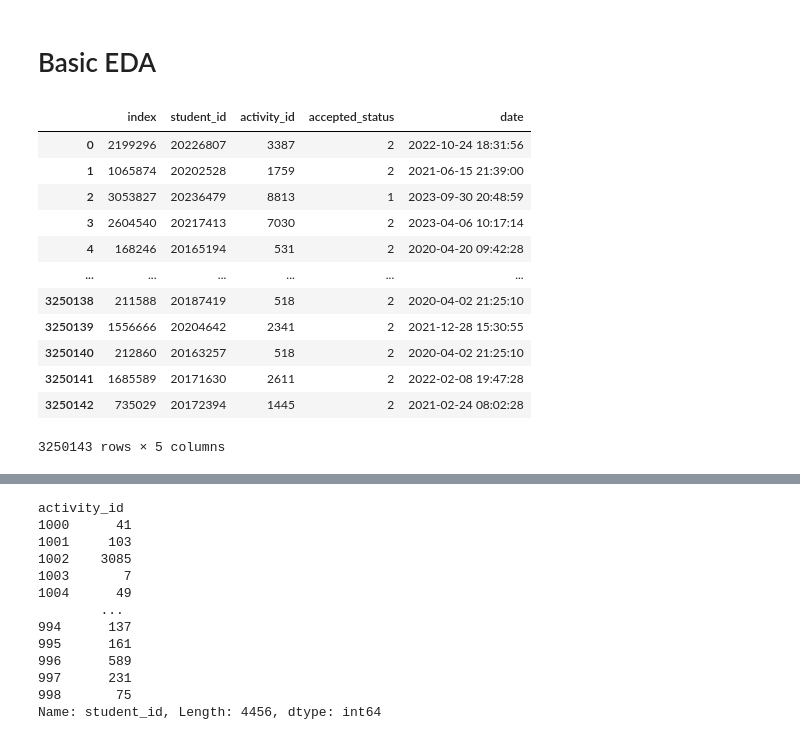
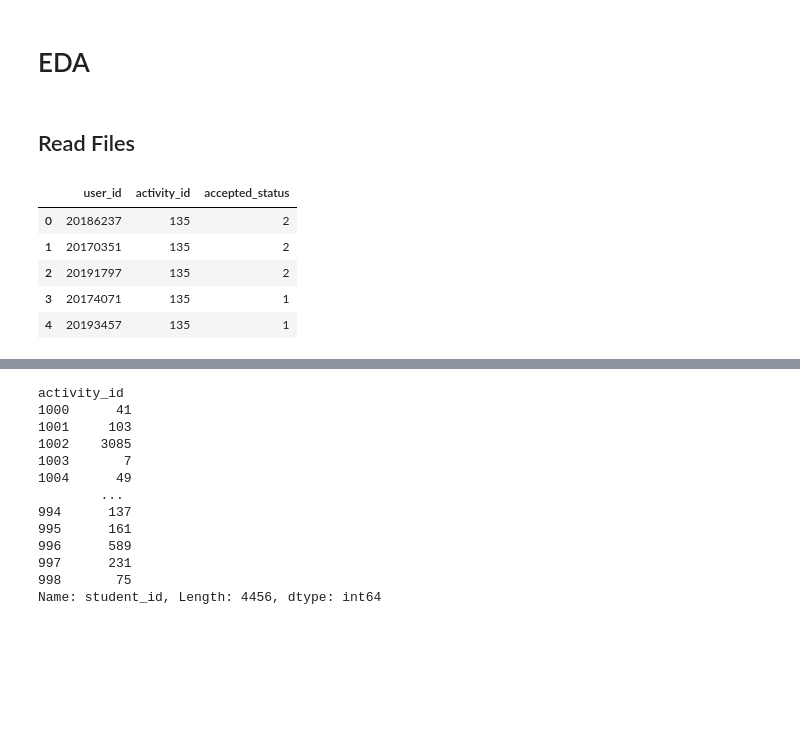
Before and after one commit to qducnguyen/reHUSTER-ctsv, a Jupyter notebook: notebooks/2_eda.ipynb, the cells around one changed output, grey strips where cells are left out. Cells and saved outputs as stored; diff of their text form; code cells hidden in the pictures; blank space fills up the shorter version.

```diff
--- a/notebooks/2_eda.ipynb
+++ b/notebooks/2_eda.ipynb
@@ -1,2 +5,2 @@
 # %% [markdown]
-# Basic EDA
+# EDA
@@ -8,16 +7,19 @@ df = df.astype('str')
-# %%
-df
-# %% [output]
-|  | index | student_id | activity_id | accepted_status | date |
-| 0 | 2199296 | 20226807 | 3387 | 2 | 2022-10-24 18:31:56 |
-| 1 | 1065874 | 20202528 | 1759 | 2 | 2021-06-15 21:39:00 |
-| 2 | 3053827 | 20236479 | 8813 | 1 | 2023-09-30 20:48:59 |
-| 3 | 2604540 | 20217413 | 7030 | 2 | 2023-04-06 10:17:14 |
-| 4 | 168246 | 20165194 | 531 | 2 | 2020-04-20 09:42:28 |
-| ... | ... | ... | ... | ... | ... |
-| 3250138 | 211588 | 20187419 | 518 | 2 | 2020-04-02 21:25:10 |
-| 3250139 | 1556666 | 20204642 | 2341 | 2 | 2021-12-28 15:30:55 |
-| 3250140 | 212860 | 20163257 | 518 | 2 | 2020-04-02 21:25:10 |
-| 3250141 | 1685589 | 20171630 | 2611 | 2 | 2022-02-08 19:47:28 |
-| 3250142 | 735029 | 20172394 | 1445 | 2 | 2021-02-24 08:02:28 |
-3250143 rows × 5 columns
+# %% [markdown]
+## Read Files
+# %%
+## Input
+import os
+import pandas as pd
+
+with open(os.path.join(CLEANED_DATA_OUTPUT, "user_activity_interaction_cleaned.csv")) as fIn:
+    df_interaction = pd.read_csv(fIn)
+
+df_interaction = df_interaction.astype('str')
+df_interaction.head()
+# %% [output]
+|  | user_id | activity_id | accepted_status |
+| 0 | 20186237 | 135 | 2 |
+| 1 | 20170351 | 135 | 2 |
+| 2 | 20191797 | 135 | 2 |
+| 3 | 20174071 | 135 | 1 |
+| 4 | 20193457 | 135 | 1 |
```
Also changed, not shown: parts of 12 cells of this notebook, 1 other file.
